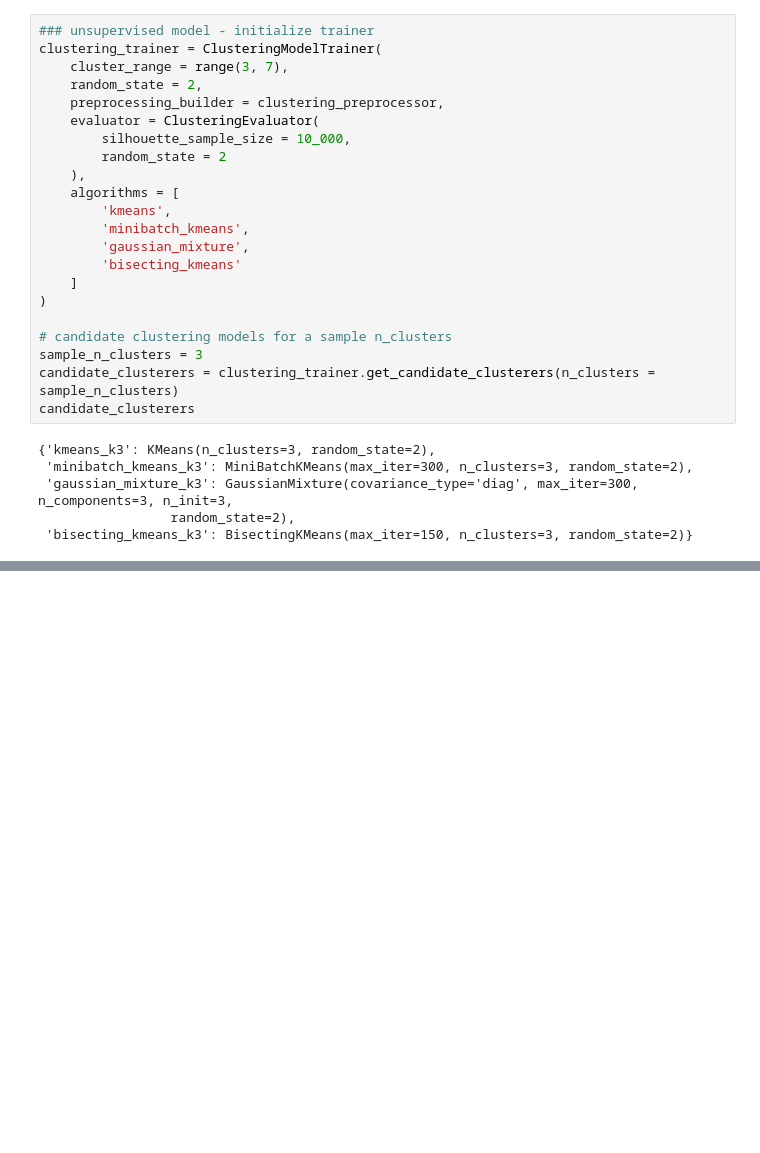
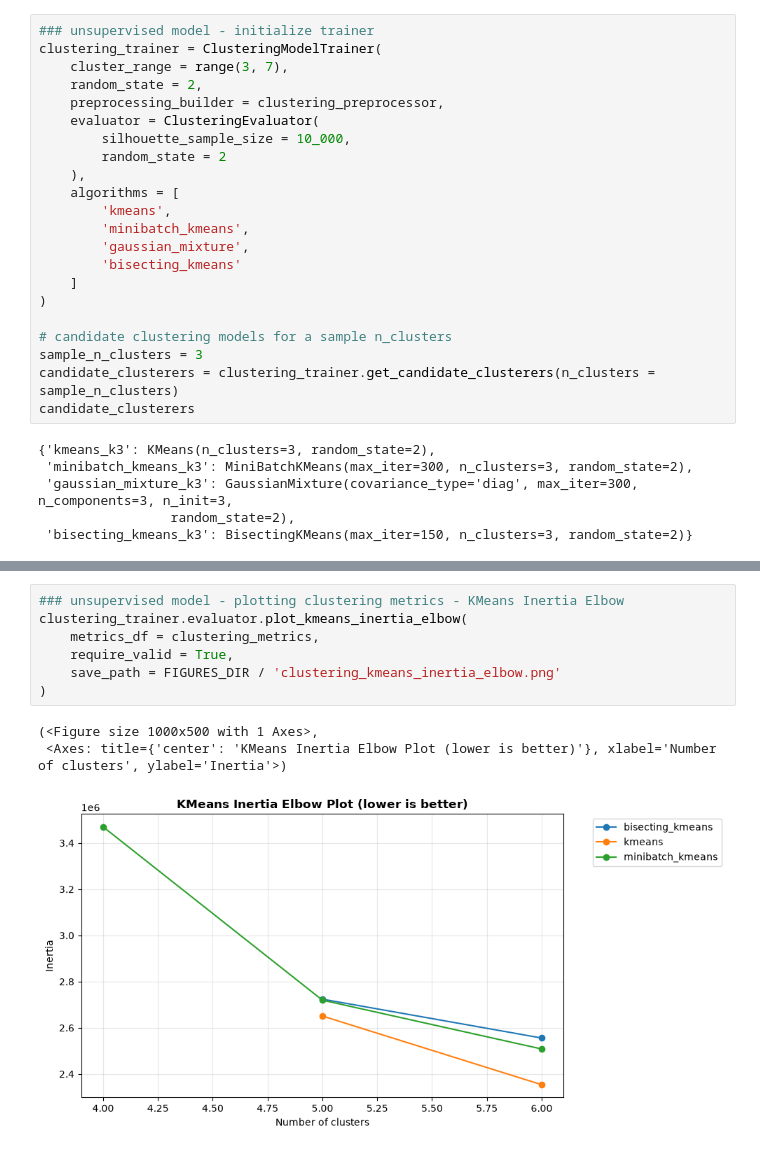
Before and after one commit to gorkemyencak/default-risk-classifier, a Jupyter notebook: notebooks/04_unsupervised_modeling.ipynb, the cells around one changed output, grey strips where cells are left out. Cells and saved outputs as stored; diff of their text form; blank space fills up the shorter version.

```diff
--- a/notebooks/04_unsupervised_modeling.ipynb
+++ b/notebooks/04_unsupervised_modeling.ipynb
@@ -186,0 +274,11 @@ Training bisecting_kmeans_k6
+# %%
+### unsupervised model - plotting clustering metrics - KMeans Inertia Elbow
+clustering_trainer.evaluator.plot_kmeans_inertia_elbow(
+    metrics_df = clustering_metrics,
+    require_valid = True,
+    save_path = FIGURES_DIR / 'clustering_kmeans_inertia_elbow.png'
+)
+# %% [output]
+(<Figure size 1000x500 with 1 Axes>,
+ <Axes: title={'center': 'KMeans Inertia Elbow Plot (lower is better)'}, xlabel='Number of clusters', ylabel='Inertia'>)
+[figure, added]
```
Also changed, not shown: parts of 10 cells of this notebook, 26 other files.
